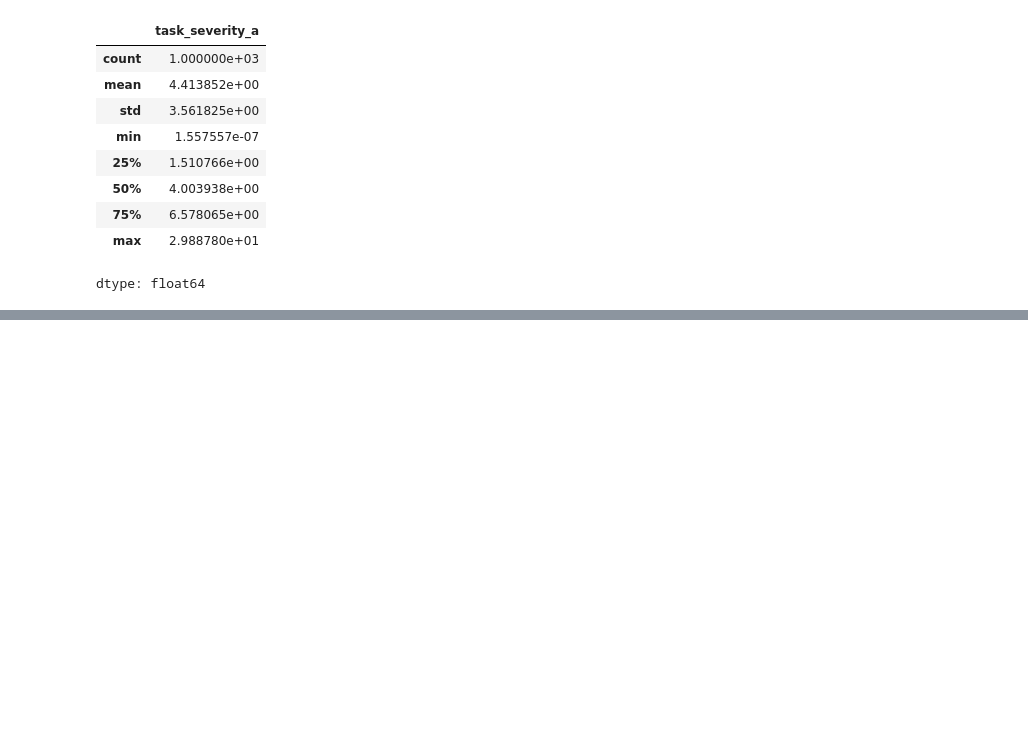
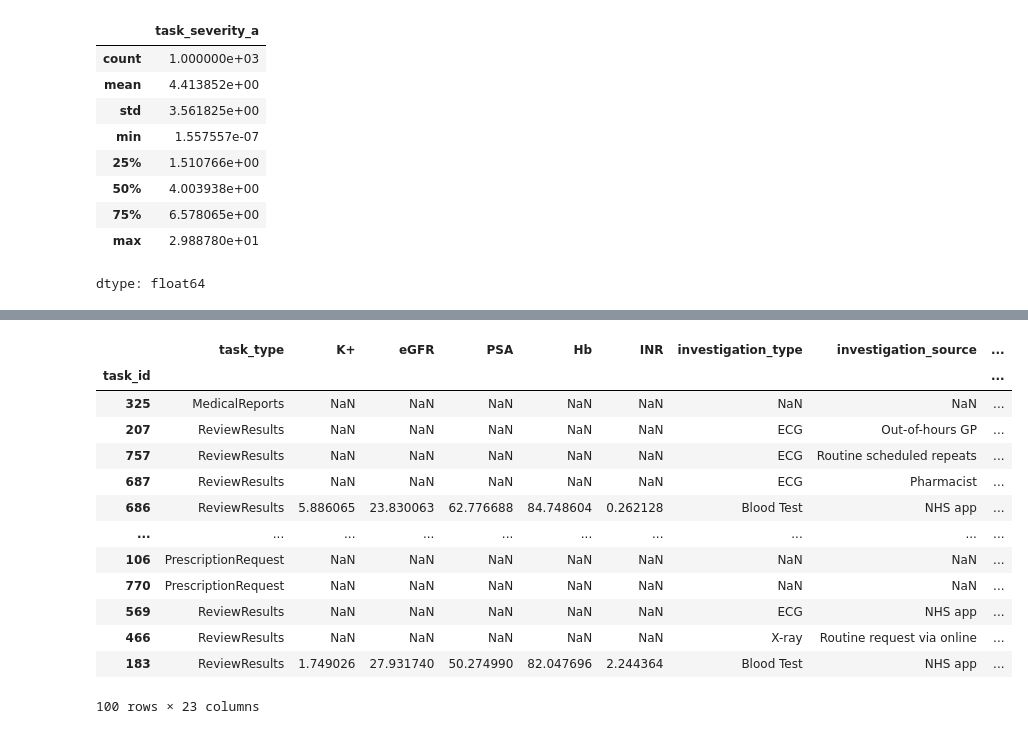
Before and after one commit to thomasbeck95/CTM, a Jupyter notebook: GPRankingAlgorithm.ipynb, the cells around one changed output, grey strips where cells are left out. Drawn from its saved outputs; the diff is of its cells as text; code cells hidden in the pictures; blank space fills up the shorter version.

```diff
--- a/GPRankingAlgorithm.ipynb
+++ b/GPRankingAlgorithm.ipynb
@@ -412,0 +415,17 @@ display(ranking_prediction_df)
+# %%
+ranking_prediction_df
+# %% [output]
+|  | task_type | K+ | eGFR | PSA | Hb | INR | investigation_type | investigation_source | ... |
+| task_id |  |  |  |  |  |  |  |  | ... |
+| 325 | MedicalReports | NaN | NaN | NaN | NaN | NaN | NaN | NaN | ... |
+| 207 | ReviewResults | NaN | NaN | NaN | NaN | NaN | ECG | Out-of-hours GP | ... |
+| 757 | ReviewResults | NaN | NaN | NaN | NaN | NaN | ECG | Routine scheduled repeats | ... |
+| 687 | ReviewResults | NaN | NaN | NaN | NaN | NaN | ECG | Pharmacist | ... |
+| 686 | ReviewResults | 5.886065 | 23.830063 | 62.776688 | 84.748604 | 0.262128 | Blood Test | NHS app | ... |
+| ... | ... | ... | ... | ... | ... | ... | ... | ... | ... |
+| 106 | PrescriptionRequest | NaN | NaN | NaN | NaN | NaN | NaN | NaN | ... |
+| 770 | PrescriptionRequest | NaN | NaN | NaN | NaN | NaN | NaN | NaN | ... |
+| 569 | ReviewResults | NaN | NaN | NaN | NaN | NaN | ECG | NHS app | ... |
+| 466 | ReviewResults | NaN | NaN | NaN | NaN | NaN | X-ray | Routine request via online | ... |
+| 183 | ReviewResults | 1.749026 | 27.931740 | 50.274990 | 82.047696 | 2.244364 | Blood Test | NHS app | ... |
+100 rows × 23 columns
```
Also changed, not shown: parts of 1 cell of this notebook.
